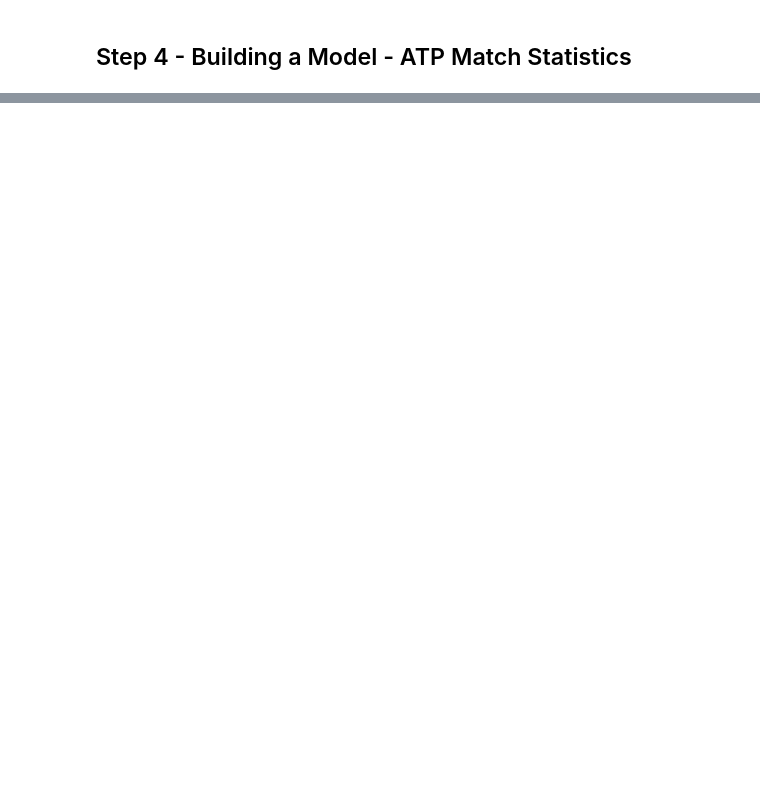
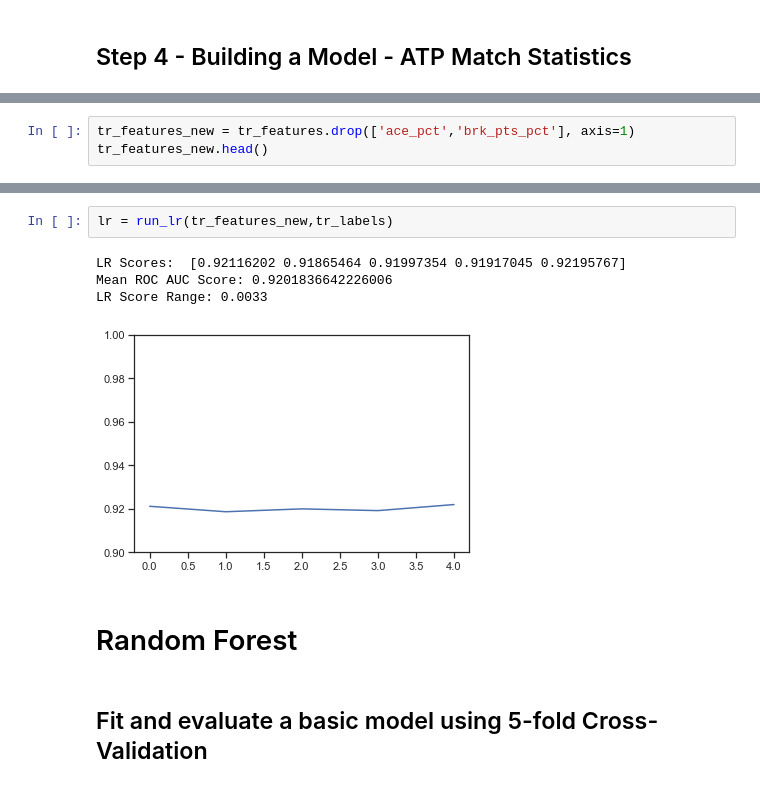
Before and after one commit to datascitriguy/springboard, a Jupyter notebook: Step 4 - Building a Model.ipynb, the cells around one changed output, grey strips where cells are left out. Cells and saved outputs as stored; diff of their text form; blank space fills up the shorter version.

```diff
--- a/Step 4 - Building a Model.ipynb
+++ b/Step 4 - Building a Model.ipynb
@@ -415,0 +164,3 @@ plt.show()
+# %%
+tr_features_new = tr_features.drop(['ace_pct','brk_pts_pct'], axis=1)
+tr_features_new.head()
@@ -415,0 +181,11 @@ plt.show()
+# %%
+lr = run_lr(tr_features_new,tr_labels)
+# %% [output]
+LR Scores:  [0.92116202 0.91865464 0.91997354 0.91917045 0.92195767]
+Mean ROC AUC Score: 0.9201836642226006
+LR Score Range: 0.0033
+[figure, added]
+# %% [markdown]
+# Random Forest
+# %% [markdown]
+## Fit and evaluate a basic model using 5-fold Cross-Validation
```
Also changed, not shown: parts of 64 cells of this notebook.
